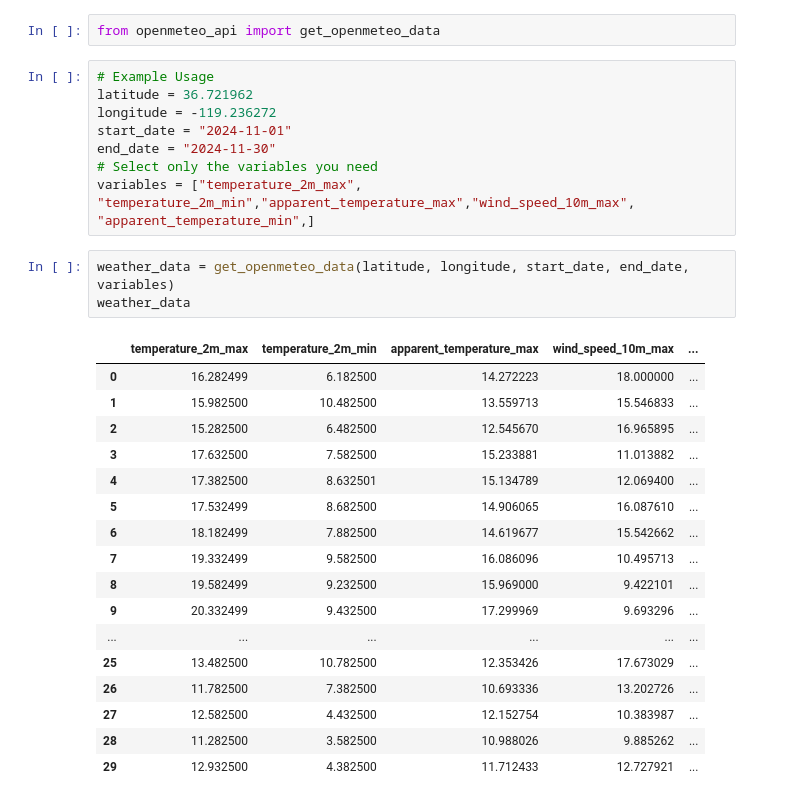
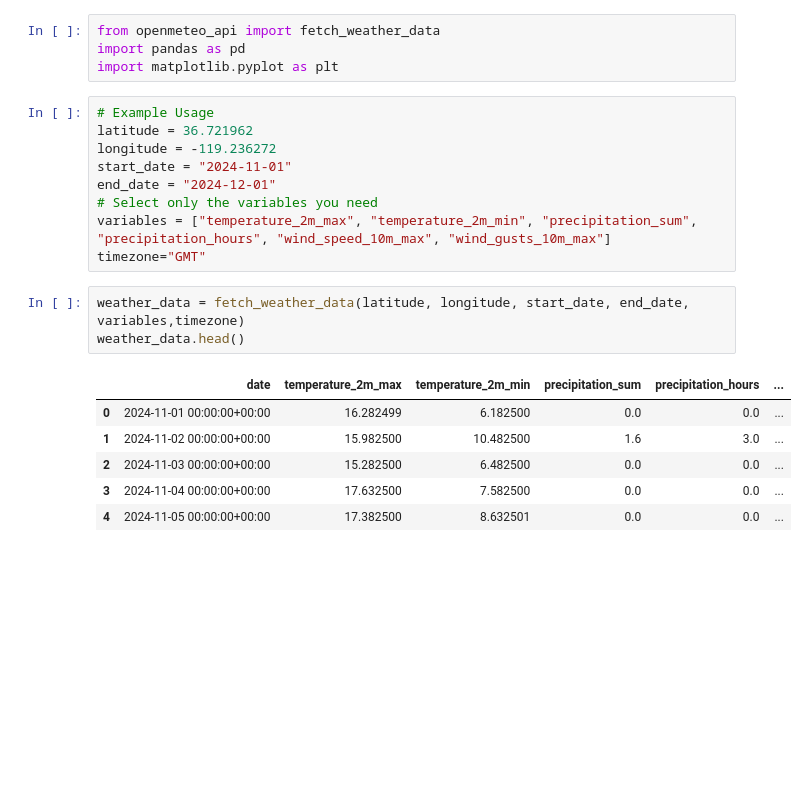
Before and after one commit to bikal3/geog313-final-project, a Jupyter notebook: example.ipynb, the cells around one changed output. Saved outputs shown, nothing was run; the diff lists cells and outputs as text; blank space fills up the shorter version.

```diff
--- a/example.ipynb
+++ b/example.ipynb
@@ -1,31 +1,23 @@
-# %%
-from openmeteo_api import get_openmeteo_data
+# %%
+from openmeteo_api import fetch_weather_data
+import pandas as pd
+import matplotlib.pyplot as plt
 # %%
 # Example Usage
 latitude = 36.721962
 longitude = -119.236272
 start_date = "2024-11-01"
-end_date = "2024-11-30"
+end_date = "2024-12-01"
 # Select only the variables you need
-variables = ["temperature_2m_max", "temperature_2m_min","apparent_temperature_max","wind_speed_10m_max", "apparent_temperature_min",]
+variables = ["temperature_2m_max", "temperature_2m_min", "precipitation_sum", "precipitation_hours", "wind_speed_10m_max", "wind_gusts_10m_max"]
+timezone="GMT"
 # %%
-weather_data = get_openmeteo_data(latitude, longitude, start_date, end_date, variables)
-weather_data
+weather_data = fetch_weather_data(latitude, longitude, start_date, end_date, variables,timezone)
+weather_data.head()
 # %% [output]
-|  | temperature_2m_max | temperature_2m_min | apparent_temperature_max | wind_speed_10m_max | ... |
-| 0 | 16.282499 | 6.182500 | 14.272223 | 18.000000 | ... |
-| 1 | 15.982500 | 10.482500 | 13.559713 | 15.546833 | ... |
-| 2 | 15.282500 | 6.482500 | 12.545670 | 16.965895 | ... |
-| 3 | 17.632500 | 7.582500 | 15.233881 | 11.013882 | ... |
-| 4 | 17.382500 | 8.632501 | 15.134789 | 12.069400 | ... |
-| 5 | 17.532499 | 8.682500 | 14.906065 | 16.087610 | ... |
-| 6 | 18.182499 | 7.882500 | 14.619677 | 15.542662 | ... |
-| 7 | 19.332499 | 9.582500 | 16.086096 | 10.495713 | ... |
-| 8 | 19.582499 | 9.232500 | 15.969000 | 9.422101 | ... |
-| 9 | 20.332499 | 9.432500 | 17.299969 | 9.693296 | ... |
-| ... | ... | ... | ... | ... | ... |
-| 25 | 13.482500 | 10.782500 | 12.353426 | 17.673029 | ... |
-| 26 | 11.782500 | 7.382500 | 10.693336 | 13.202726 | ... |
-| 27 | 12.582500 | 4.432500 | 12.152754 | 10.383987 | ... |
-| 28 | 11.282500 | 3.582500 | 10.988026 | 9.885262 | ... |
-| 29 | 12.932500 | 4.382500 | 11.712433 | 12.727921 | ... |
+|  | date | temperature_2m_max | temperature_2m_min | precipitation_sum | precipitation_hours | ... |
+| 0 | 2024-11-01 00:00:00+00:00 | 16.282499 | 6.182500 | 0.0 | 0.0 | ... |
+| 1 | 2024-11-02 00:00:00+00:00 | 15.982500 | 10.482500 | 1.6 | 3.0 | ... |
+| 2 | 2024-11-03 00:00:00+00:00 | 15.282500 | 6.482500 | 0.0 | 0.0 | ... |
+| 3 | 2024-11-04 00:00:00+00:00 | 17.632500 | 7.582500 | 0.0 | 0.0 | ... |
+| 4 | 2024-11-05 00:00:00+00:00 | 17.382500 | 8.632501 | 0.0 | 0.0 | ... |
```
Also changed, not shown: parts of 1 cell of this notebook, 4 other files.
